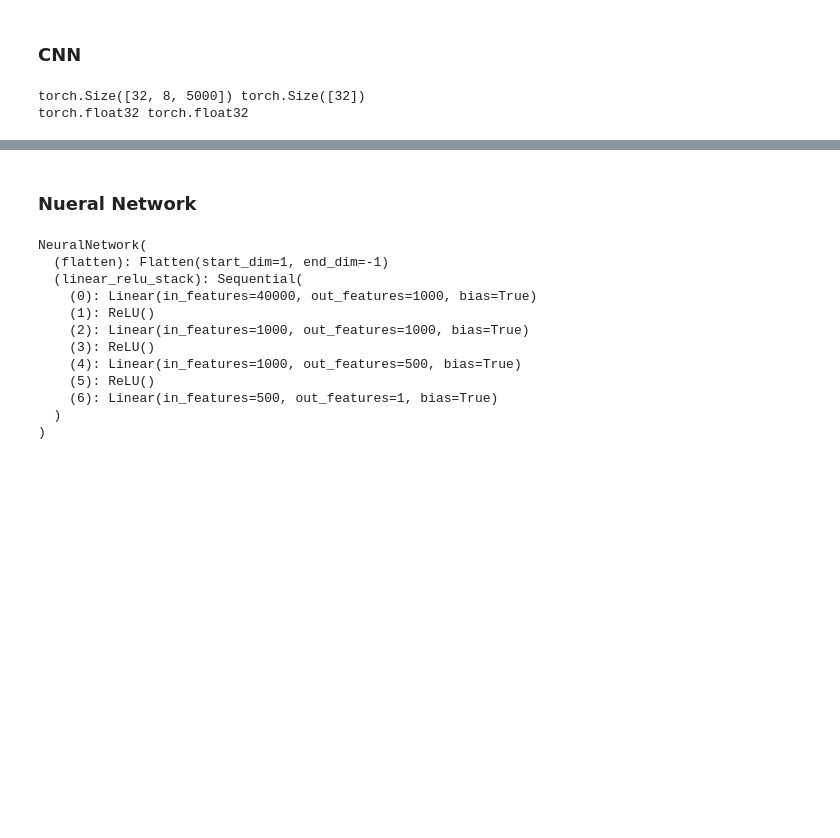
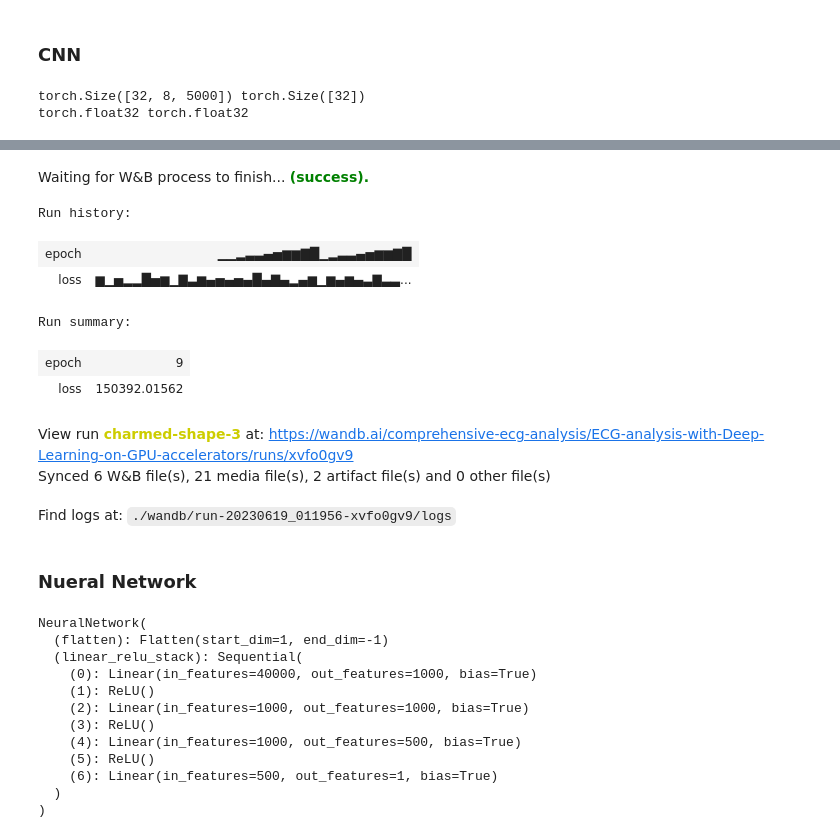
Before and after one commit to cepdnaclk/e17-4yp-Comprehensive-ECG-analysis-with-Deep-Learning-on-GPU-accelerators, a Jupyter notebook: notebooks/DataLoader.ipynb, the cells around one changed output, grey strips where cells are left out. Saved outputs shown, nothing was run; the diff lists cells and outputs as text; code cells hidden in the pictures; blank space fills up the shorter version.

```diff
--- a/notebooks/DataLoader.ipynb
+++ b/notebooks/DataLoader.ipynb
@@ -227,3 +276,17 @@ Epoch [10/10], Loss: nan
+# %%
+# finish
+wandb.finish()
+# %% [output]
+Waiting for W&B process to finish... (success).
+Run history:
+| epoch | ▁▁▂▃▃▄▅▆▆▇█▁▂▃▃▄▅▆▆▇█ |
+| loss | ▆▁▅▂▂█▅▆▁▇▃▆▄▅▄▅▄█▄▇▄▂▄▆▁▆▄▆▄▃▇▃▃... |
+Run summary:
+| epoch | 9 |
+| loss | 150392.01562 |
+View run charmed-shape-3 at: https://wandb.ai/comprehensive-ecg-analysis/ECG-analysis-with-Deep-Learning-on-GPU-accelerators/runs/xvfo0gv9
+Synced 6 W&B file(s), 21 media file(s), 2 artifact file(s) and 0 other file(s)
+Find logs at: ./wandb/run-20230619_011956-xvfo0gv9/logs
 # %% [markdown]
 ### Nueral Network
 # %%
```
Also changed, not shown: parts of 7 cells of this notebook.
